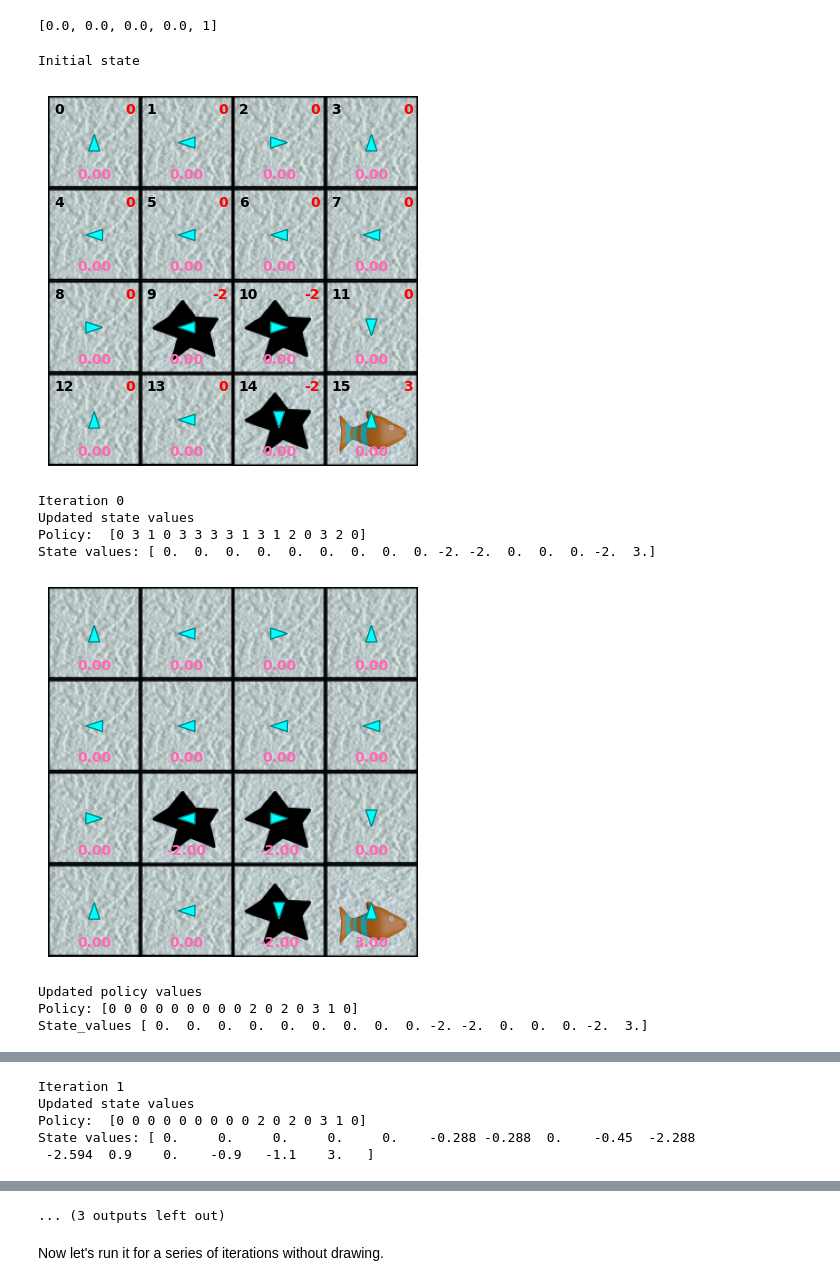
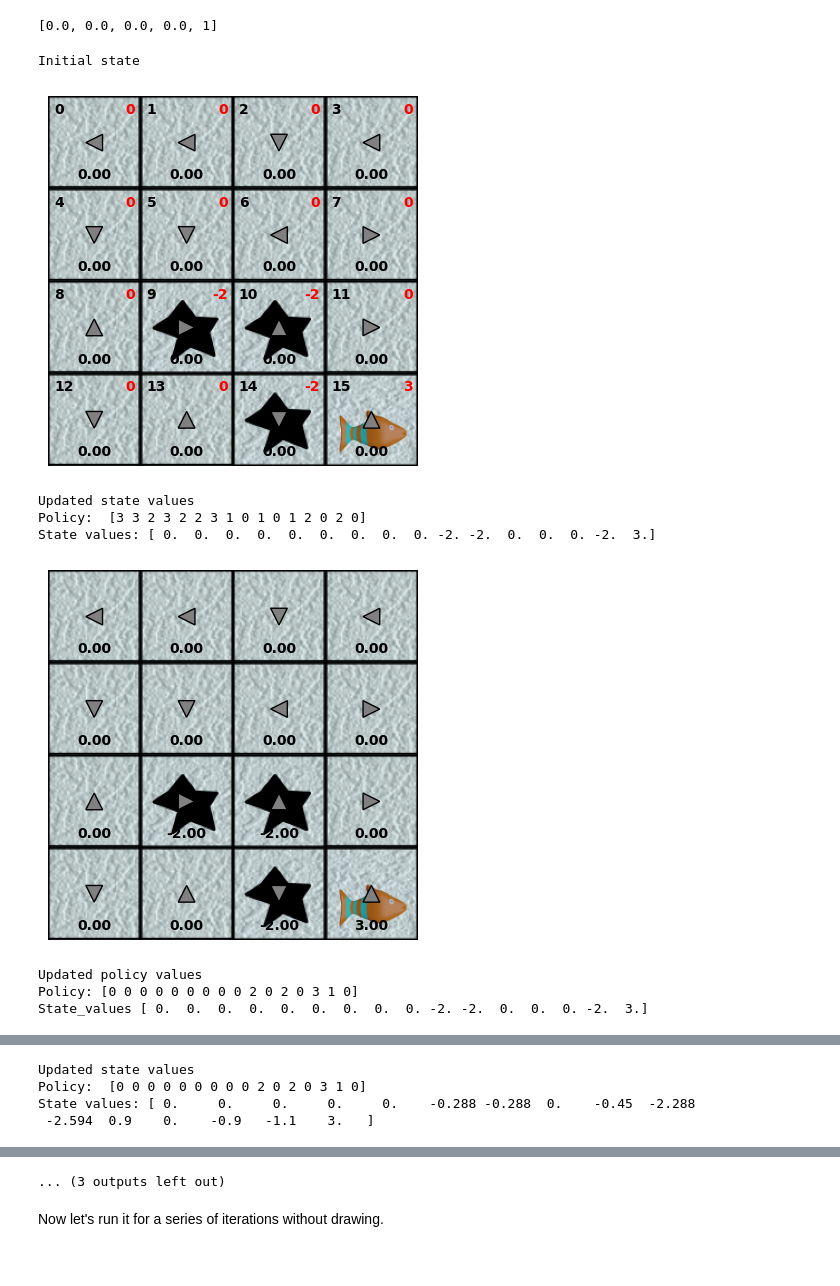
Before and after one commit to MinhNguyen2000/udlbook, a Jupyter notebook: Notebooks/Chap19/19_2_Dynamic_Programming.ipynb, the cells around one changed output, grey strips where cells are left out. Cells and saved outputs as stored; diff of their text form; code cells hidden in the pictures.

```diff
--- a/Notebooks/Chap19/19_2_Dynamic_Programming.ipynb
+++ b/Notebooks/Chap19/19_2_Dynamic_Programming.ipynb
@@ -66,7 +66,7 @@ class DrawMDP:
       col = i - row * self.n_col
       center_x = 83 * col + 41
       center_y = 83 * row + 41
-      arrow_base_width = 10
+      arrow_base_width = 15
       arrow_height = 15
       # Draw arrow pointing upward
       if action ==0:
@@ -88,7 +88,7 @@ class DrawMDP:
           triangle_indices = np.array([[center_x - arrow_height/2, center_y],
                               [center_x + arrow_height/2, center_y-arrow_base_width/2],
                               [center_x + arrow_height/2, center_y+arrow_base_width/2]])
-      self.ax.fill(triangle_indices[:,0], triangle_indices[:,1],facecolor='cyan', edgecolor='darkcyan', linewidth=1)
+      self.ax.fill(triangle_indices[:,0], triangle_indices[:,1], facecolor = 'gray', edgecolor='black', linewidth=1)
 
   # Draw stochastic policy
   def draw_stochastic_policy(self,i, action_probs):
@@ -184,7 +184,7 @@ class DrawMDP:
 
     if state_values is not None:
         for c_cell in range(layout.size):
-          self.draw_text("%2.2f"%(state_values[c_cell]), np.floor(c_cell/self.n_col), c_cell-np.floor(c_cell/self.n_col)*self.n_col,'bc','hotpink')
+          self.draw_text("%2.2f"%(state_values[c_cell]), np.floor(c_cell/self.n_col), c_cell-np.floor(c_cell/self.n_col)*self.n_col,'bc','black')
 
 
     plt.show()
@@ -408,30 +408,30 @@ def dynamic_programming(policy, state_values, rewards,  transition_probabilities
 # %%
 # Set seed so random numbers always the same
 np.random.seed(0)
 
 # Let's start with by setting the policy randomly
 policy = np.random.choice(size= n_rows * n_cols, a=np.arange(0,4,1))
+policy = np.array([3, 3, 2, 3,    2, 2, 3, 1,    0, 1, 0, 1,   2, 0, 2, 0])
 state_values = np.zeros(n_rows* n_cols)
 
 # Let's draw the policy first
 print("Initial state")
 mdp_drawer = DrawMDP(n_rows, n_cols)
 mdp_drawer.draw(layout, policy = policy, rewards = rewards, state_values=state_values, draw_state_index = True)
 
 n_iter = 3
 gamma = 0.9
 policy, state_values = dynamic_programming(policy, state_values, rewards, transition_probabilities_given_action, gamma, n_iter, verbose=True)
 
 print("Your state values=", state_values)
 print("True values= [ 0.     0.     0.     0.     0.    -0.288 -0.288  0.    -0.45  -2.288 -2.594  0.9    0.    -0.9   -1.1    3.   ] ", )
 # %% [output]
 Initial state
-[figure, old version]
+[figure, new version]
-Iteration 0
 Updated state values
-Policy:  [0 3 1 0 3 3 3 3 1 3 1 2 0 3 2 0]
+Policy:  [3 3 2 3 2 2 3 1 0 1 0 1 2 0 2 0]
 State values: [ 0.  0.  0.  0.  0.  0.  0.  0.  0. -2. -2.  0.  0.  0. -2.  3.]
-[figure, old version]
+[figure, new version]
 Updated policy values
 Policy: [0 0 0 0 0 0 0 0 0 2 0 2 0 3 1 0]
 State_values [ 0.  0.  0.  0.  0.  0.  0.  0.  0. -2. -2.  0.  0.  0. -2.  3.]
@@ -439,4 +439,3 @@ State_values [ 0.  0.  0.  0.  0.  0.  0.  0.  0. -2. -2.  0.  0.  0. -2.  3.]
-Iteration 1
 Updated state values
 Policy:  [0 0 0 0 0 0 0 0 0 2 0 2 0 3 1 0]
 State values: [ 0.     0.     0.     0.     0.    -0.288 -0.288  0.    -0.45  -2.288
```
Also changed, not shown: parts of 2 cells of this notebook, 1 other file.
